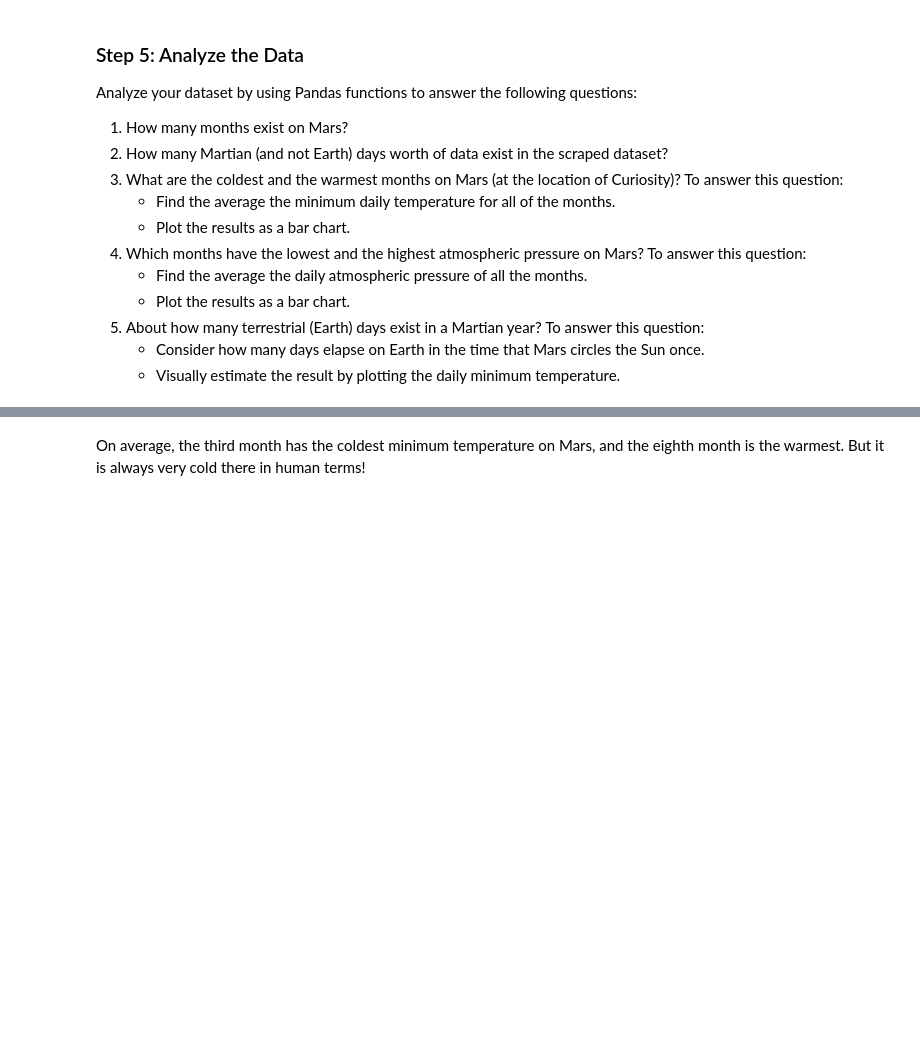
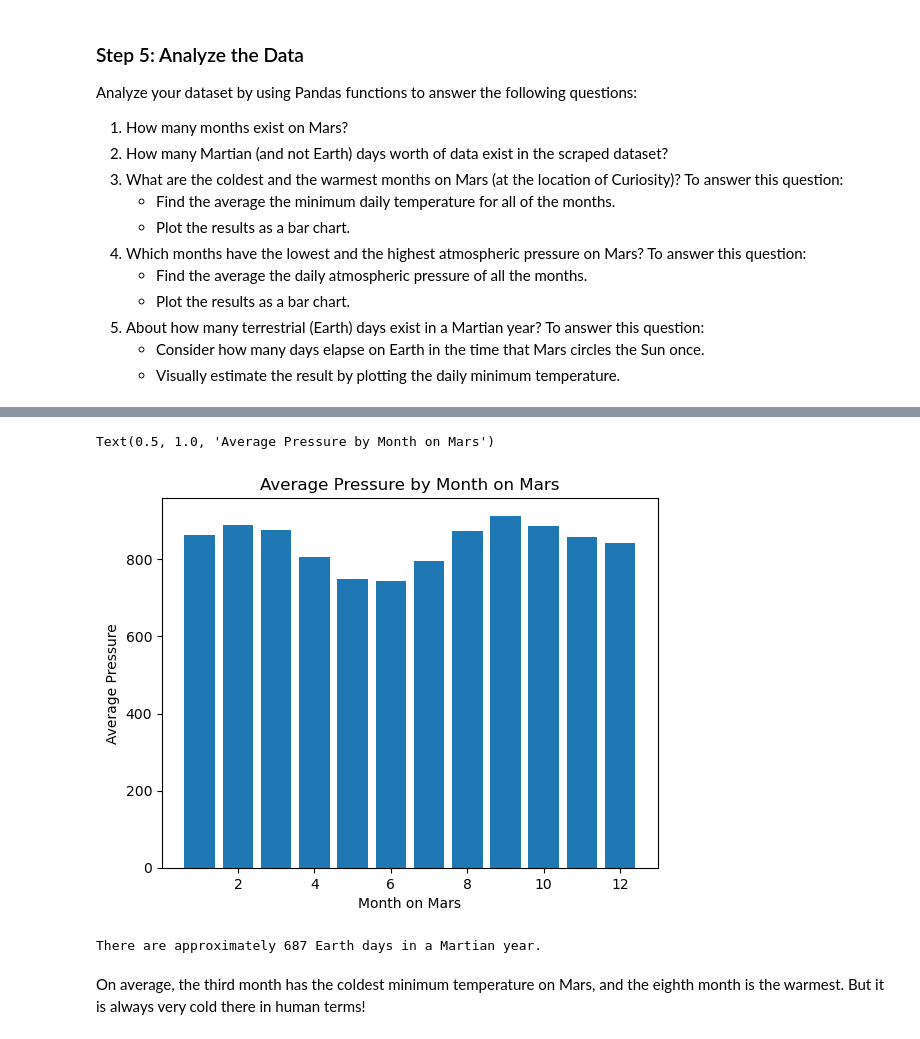
Before and after one commit to SamanthaMcKay/WebScraping-Challenge, a Jupyter notebook: WebScrapingCode/part_2_mars_weather.ipynb, the cells around one changed output, grey strips where cells are left out. Drawn from its saved outputs; the diff is of its cells as text; code cells hidden in the pictures; blank space fills up the shorter version.

```diff
--- a/WebScrapingCode/part_2_mars_weather.ipynb
+++ b/WebScrapingCode/part_2_mars_weather.ipynb
@@ -160,3 +188,22 @@ Analyze your dataset by using Pandas functions to answer the following questions
+# %%
+# Plot the average pressure by month
+plt.bar(months,avg_pressure)
+plt.xlabel('Month on Mars')
+plt.ylabel('Average Pressure')
+plt.title('Average Pressure by Month on Mars')
+# %% [output]
+Text(0.5, 1.0, 'Average Pressure by Month on Mars')
+[figure, added]
+# %%
+# 5. How many terrestrial (earth) days are there in a Martian year?
+sorted_by_ls=mars_data_df.sort_values(by='ls')
+same_ls_days=sorted_by_ls[sorted_by_ls['ls']==0].sort_values(by='sol')
+first_day=same_ls_days['terrestrial_date'].iloc[0]
+last_day=same_ls_days['terrestrial_date'].iloc[2]
+number_of_days=(last_day-first_day).days
+print('There are approximately '+str(number_of_days)+' Earth days in a Martian year.')
+# %% [output]
+There are approximately 687 Earth days in a Martian year.
 # %% [markdown]
 On average, the third month has the coldest minimum temperature on Mars, and the eighth month is the warmest. But it is always very cold there in human terms!
 # %% [markdown]
```
Also changed, not shown: parts of 16 cells of this notebook, 1 other file.
